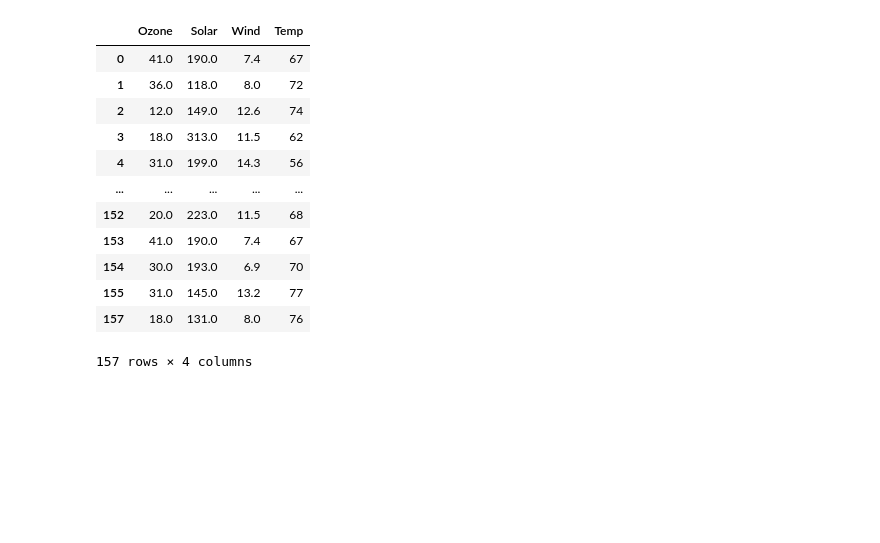
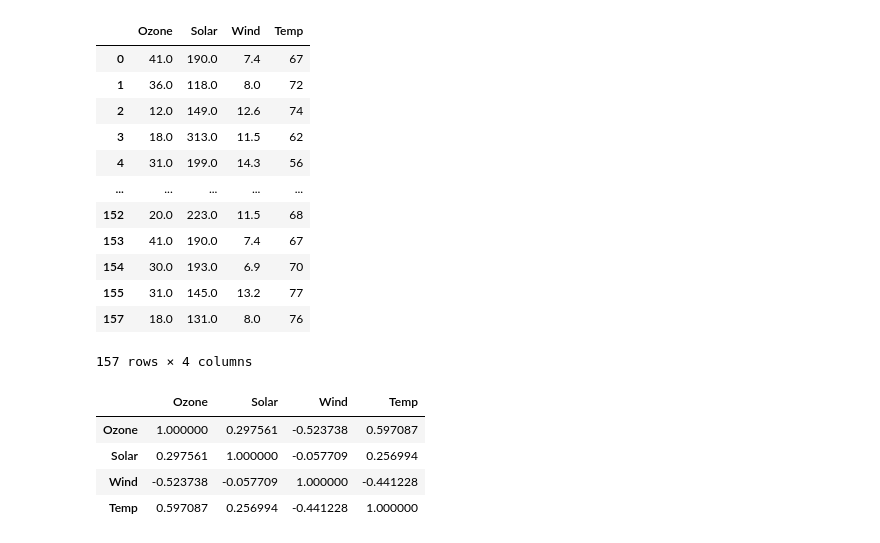
Before and after one commit to AnirudhReddy1252/AIML_TASK, a Jupyter notebook: EDA1_Practice.ipynb, the cells around one changed output. Saved outputs shown, nothing was run; the diff lists cells and outputs as text; code cells hidden in the pictures; blank space fills up the shorter version.

```diff
--- a/EDA1_Practice.ipynb
+++ b/EDA1_Practice.ipynb
@@ -507,3 +505,11 @@ data1_numeric
 | 155 | 31.0 | 145.0 | 13.2 | 77 |
 | 157 | 18.0 | 131.0 | 8.0 | 76 |
 157 rows × 4 columns
+# %%
+data1_numeric.corr()
+# %% [output]
+|  | Ozone | Solar | Wind | Temp |
+| Ozone | 1.000000 | 0.297561 | -0.523738 | 0.597087 |
+| Solar | 0.297561 | 1.000000 | -0.057709 | 0.256994 |
+| Wind | -0.523738 | -0.057709 | 1.000000 | -0.441228 |
+| Temp | 0.597087 | 0.256994 | -0.441228 | 1.000000 |
```
Also changed, not shown: parts of 18 cells of this notebook.
